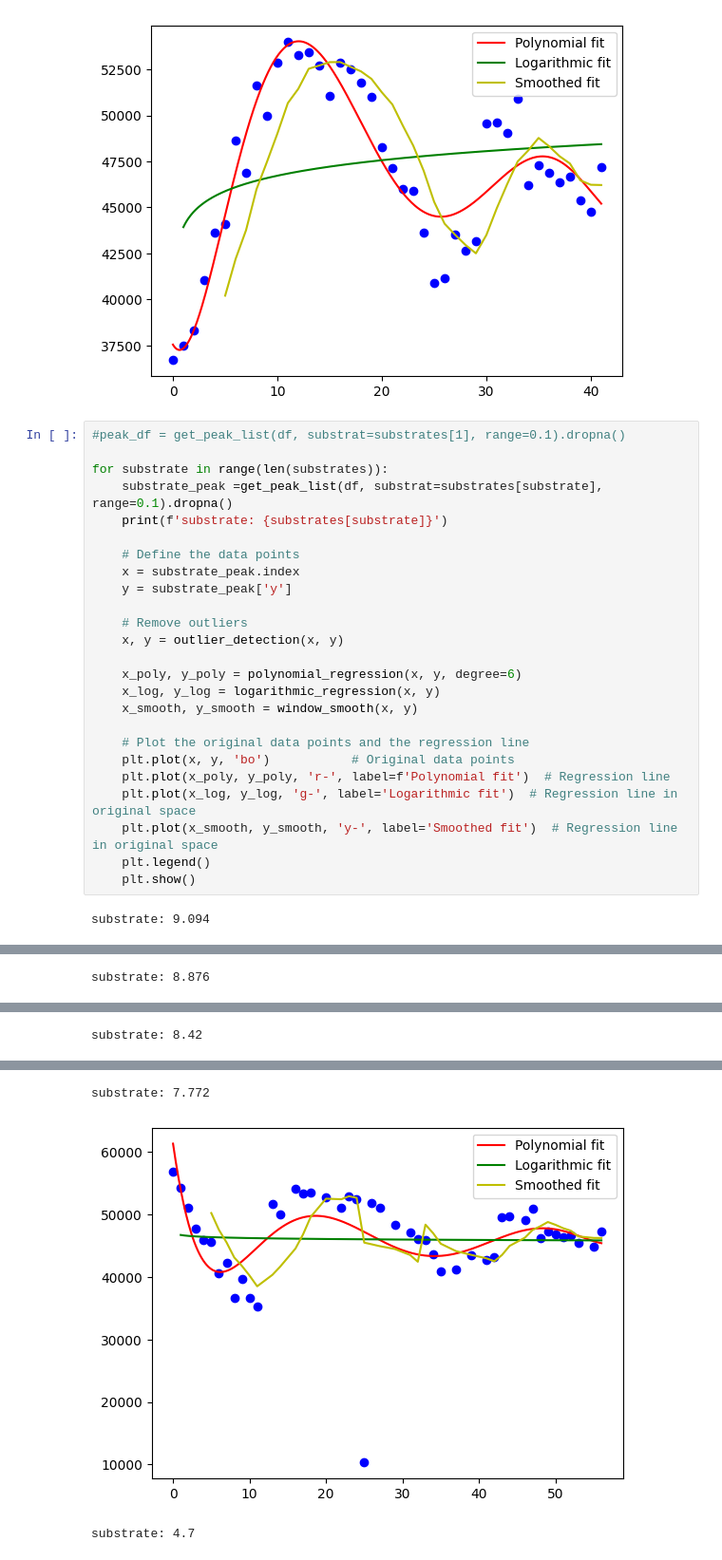
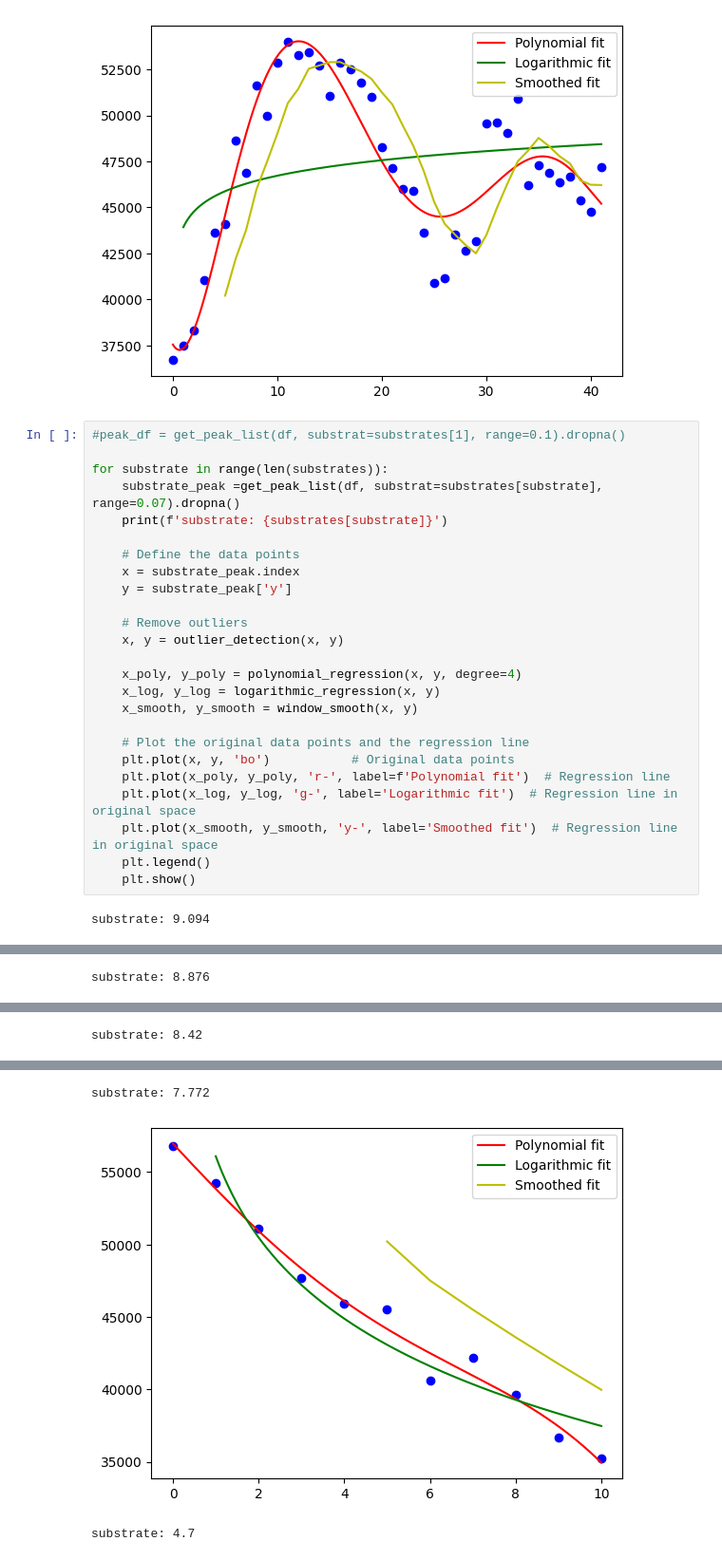
Before and after one commit to RATFIVE/MoinCC-AI4metabolomics, a Jupyter notebook: 03_DeepLearning/improved_peak_finder.ipynb, the cells around one changed output, grey strips where cells are left out. Shown at 95% size. Cells and saved outputs as stored; diff of their text form.

```diff
--- a/03_DeepLearning/improved_peak_finder.ipynb
+++ b/03_DeepLearning/improved_peak_finder.ipynb
@@ -205,7 +205,7 @@ metabolites: 7.659
 #peak_df = get_peak_list(df, substrat=substrates[1], range=0.1).dropna()
 
 for substrate in range(len(substrates)):
-    substrate_peak =get_peak_list(df, substrat=substrates[substrate], range=0.1).dropna()
+    substrate_peak =get_peak_list(df, substrat=substrates[substrate], range=0.07).dropna()
     print(f'substrate: {substrates[substrate]}')
 
     # Define the data points
@@ -215,7 +215,7 @@ for substrate in range(len(substrates)):
     # Remove outliers
     x, y = outlier_detection(x, y)
 
-    x_poly, y_poly = polynomial_regression(x, y, degree=6)
+    x_poly, y_poly = polynomial_regression(x, y, degree=4)
     x_log, y_log = logarithmic_regression(x, y)
     x_smooth, y_smooth = window_smooth(x, y)
 
@@ -236,3 +236,3 @@ substrate: 8.42
 substrate: 7.772
-[figure, old version]
+[figure, new version]
 substrate: 4.7
```
Also changed, not shown: parts of 1 cell of this notebook.
